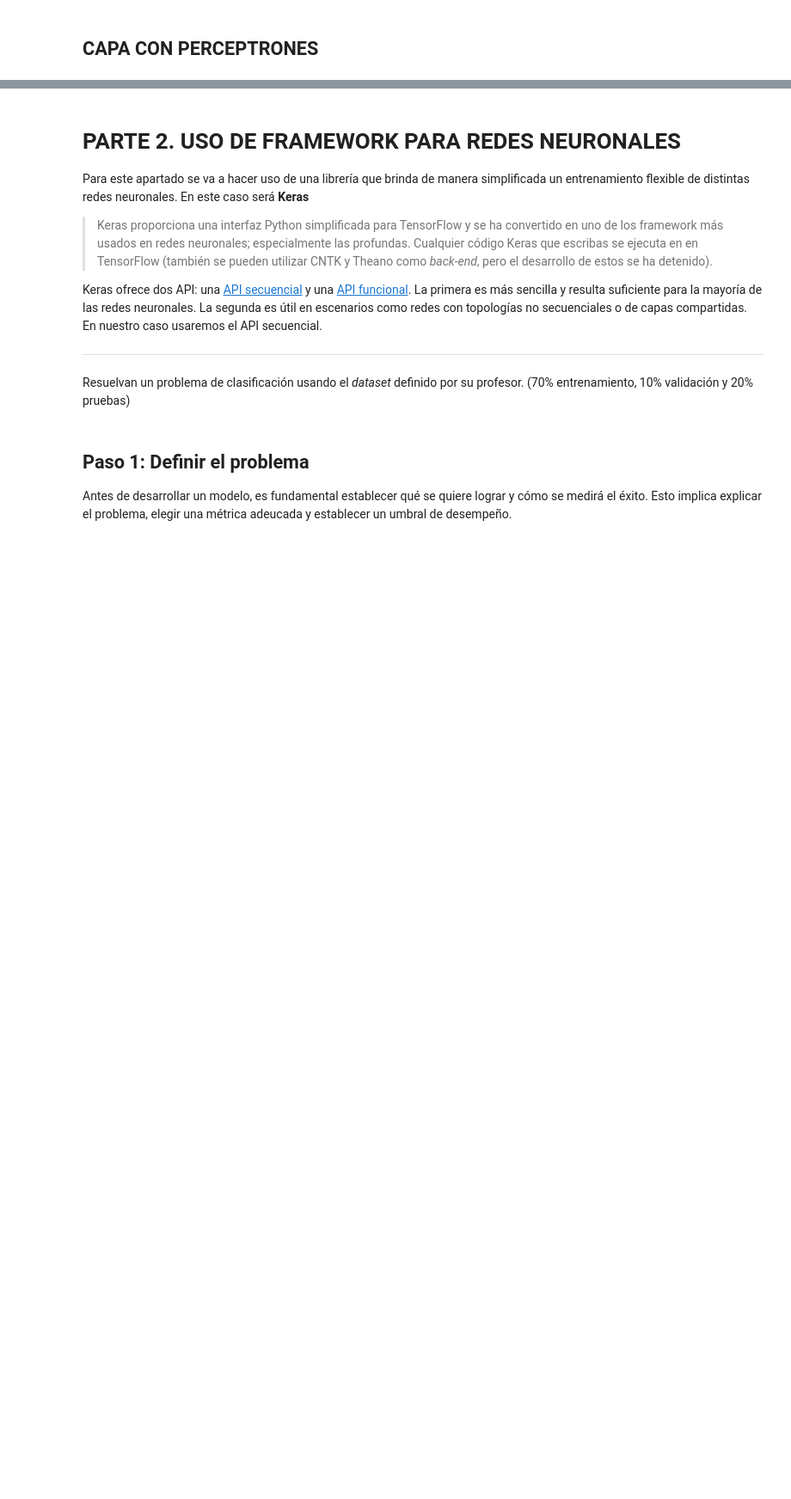
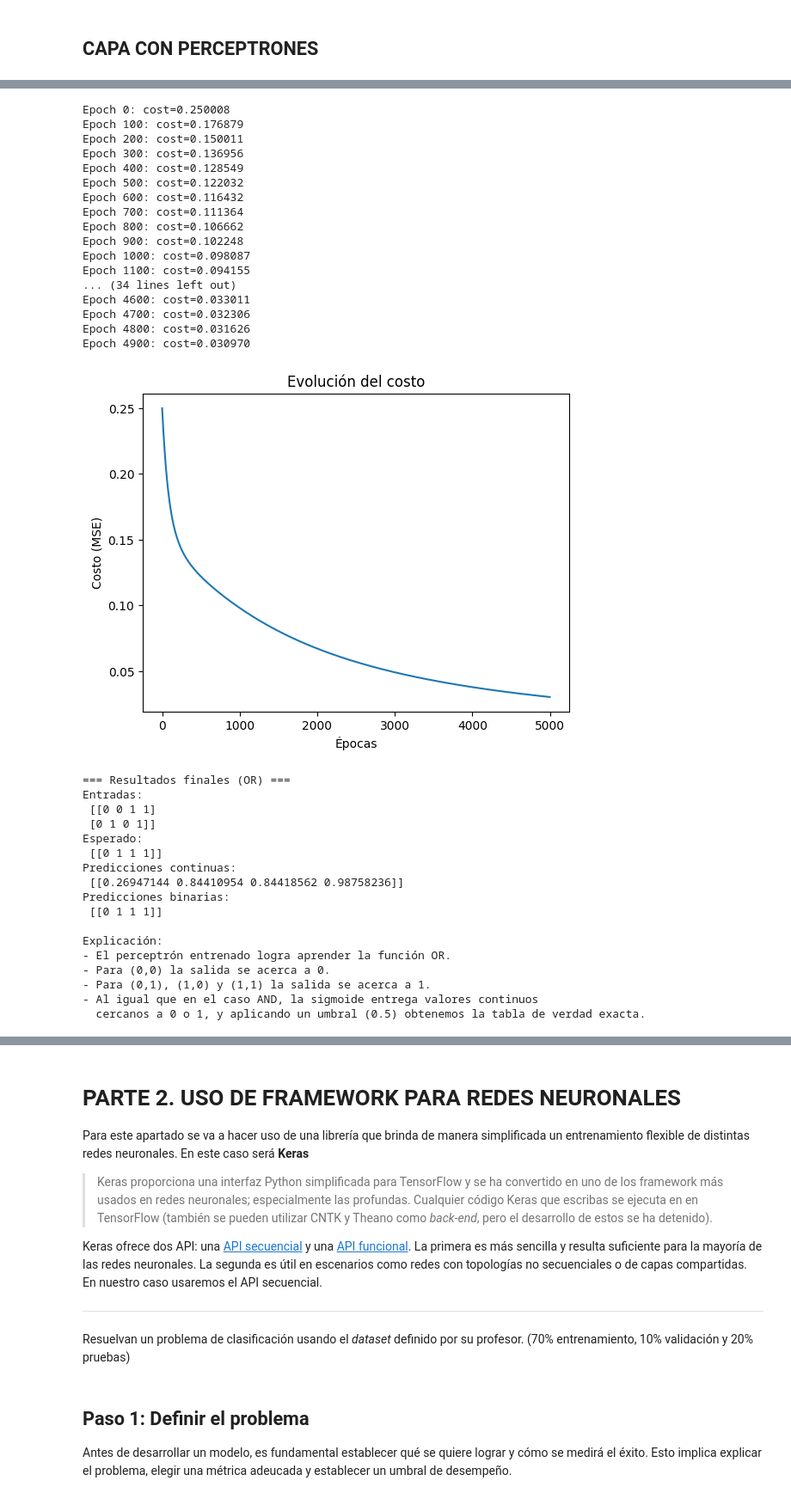
Before and after one commit to Juanvelandia-p/PTIA, a Jupyter notebook: RN-lab-carolinacepedavjuanvelandiap.ipynb, the cells around one changed output, grey strips where cells are left out. Shown: that part at 86% size. Saved outputs shown, nothing was run; the diff lists cells and outputs as text; code cells hidden in the pictures; blank space fills up the shorter version.

```diff
--- a/RN-lab-carolinacepedavjuanvelandiap.ipynb
+++ b/RN-lab-carolinacepedavjuanvelandiap.ipynb
@@ -676,0 +840,80 @@ class DenseLayer:
+# %%
+import numpy as np
+import matplotlib.pyplot as plt
+
+# ==========================
+# Dataset: Operador lógico OR
+# ==========================
+X = np.array([
+    [0, 0, 1, 1],
+    [0, 1, 0, 1]
+])  # shape: (2, 4)
+
+Y = np.array([[0, 1, 1, 1]])  # salida esperada del OR
+
+# ==========================
+# Definición de la red (Perceptrón)
+# ==========================
+ann_or = DenseANN(layers=[2, 1], learning_rate=0.1, activations=["sigmoid"])
+
+# ==========================
+# Entrenamiento
+# ==========================
+ann_or.train(X, Y, epochs=5000, print_cost=True, do_graphic=True)
+
+# ==========================
+# Predicción y evaluación
+# ==========================
+Yp = ann_or.predict(X)
+Yp_labels = (Yp > 0.5).astype(int)
+
+print("\n=== Resultados finales (OR) ===")
+print("Entradas:\n", X)
+print("Esperado:\n", Y)
+print("Predicciones continuas:\n", Yp)
+print("Predicciones binarias:\n", Yp_labels)
+
+print("""
+Explicación:
+- El perceptrón entrenado logra aprender la función OR.
+- Para (0,0) la salida se acerca a 0.
+- Para (0,1), (1,0) y (1,1) la salida se acerca a 1.
+- Al igual que en el caso AND, la sigmoide entrega valores continuos
+  cercanos a 0 o 1, y aplicando un umbral (0.5) obtenemos la tabla de verdad exacta.
+""")
+# %% [output]
+Epoch 0: cost=0.250008
+Epoch 100: cost=0.176879
+Epoch 200: cost=0.150011
+Epoch 300: cost=0.136956
+Epoch 400: cost=0.128549
+Epoch 500: cost=0.122032
+Epoch 600: cost=0.116432
+Epoch 700: cost=0.111364
+Epoch 800: cost=0.106662
+Epoch 900: cost=0.102248
+Epoch 1000: cost=0.098087
+Epoch 1100: cost=0.094155
+... (34 lines left out)
+Epoch 4600: cost=0.033011
+Epoch 4700: cost=0.032306
+Epoch 4800: cost=0.031626
+Epoch 4900: cost=0.030970
+[figure, added]
+=== Resultados finales (OR) ===
+Entradas:
+ [[0 0 1 1]
+ [0 1 0 1]]
+Esperado:
+ [[0 1 1 1]]
+Predicciones continuas:
+ [[0.26947144 0.84410954 0.84418562 0.98758236]]
+Predicciones binarias:
+ [[0 1 1 1]]
+
+Explicación:
+- El perceptrón entrenado logra aprender la función OR.
+- Para (0,0) la salida se acerca a 0.
+- Para (0,1), (1,0) y (1,1) la salida se acerca a 1.
+- Al igual que en el caso AND, la sigmoide entrega valores continuos
+  cercanos a 0 o 1, y aplicando un umbral (0.5) obtenemos la tabla de verdad exacta.
```
Also changed, not shown: parts of 17 cells of this notebook.
